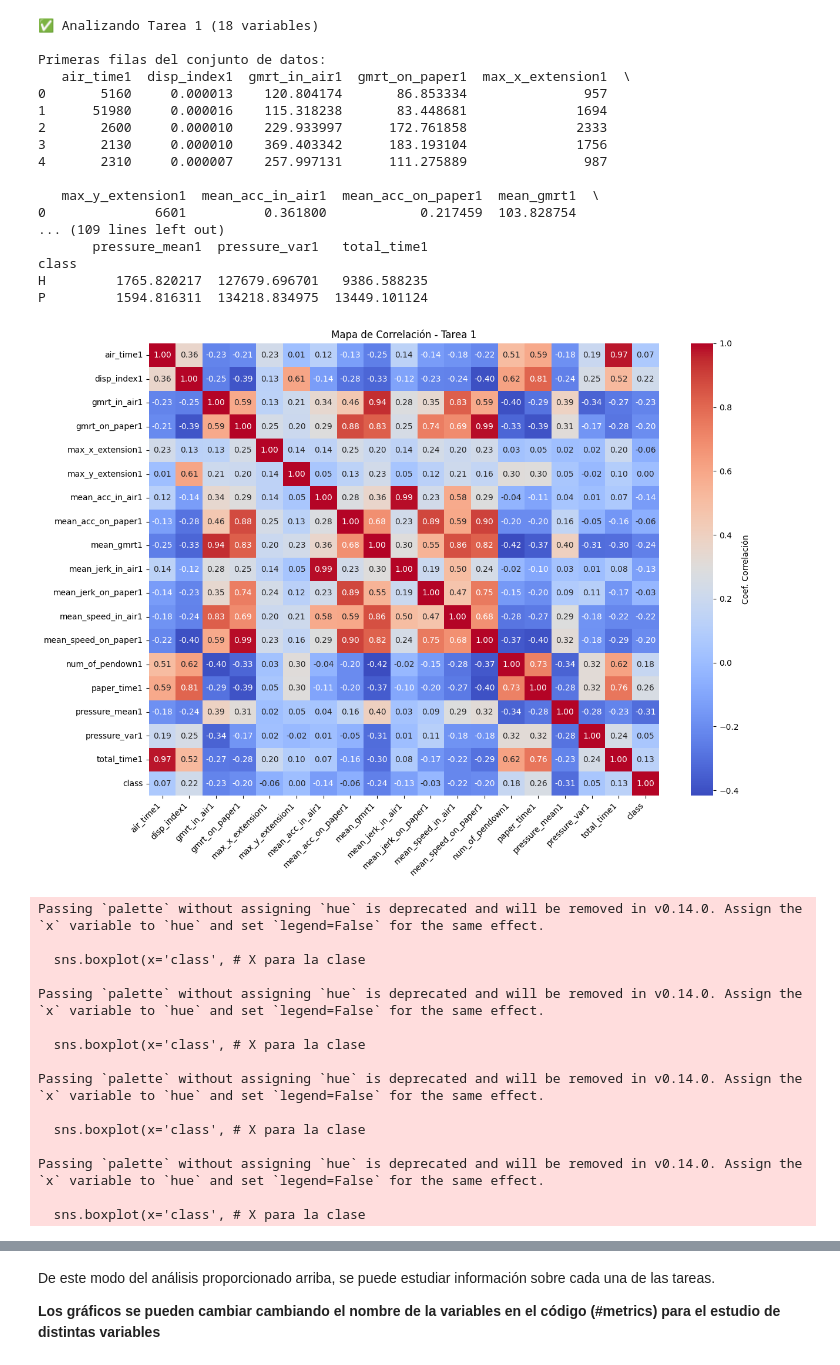
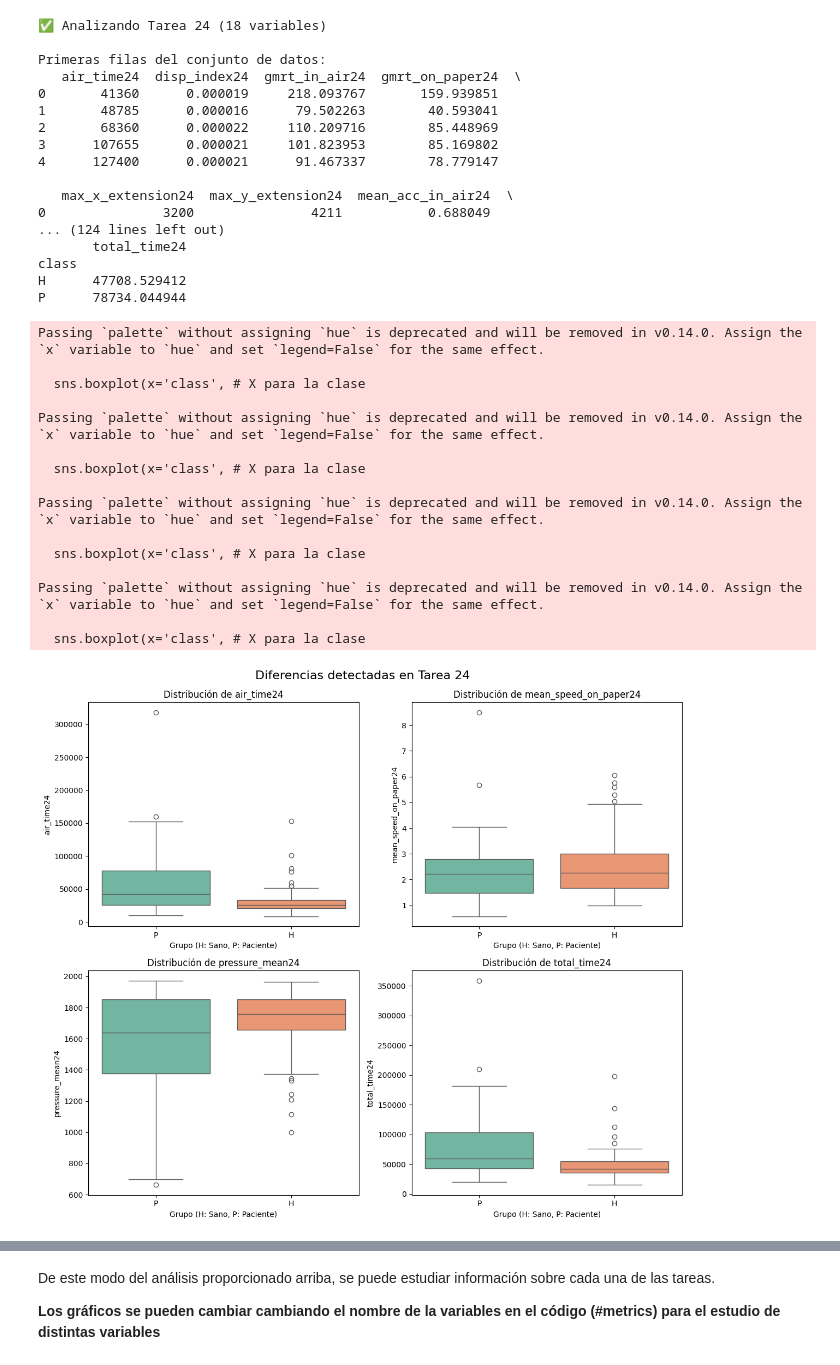
Before and after one commit to joserdeg/pruebas_tfm, a Jupyter notebook: darwin/darwin_exp1.ipynb, the cells around one changed output, grey strips where cells are left out. Saved outputs shown, nothing was run; the diff lists cells and outputs as text; code cells hidden in the pictures.

```diff
--- a/darwin/darwin_exp1.ipynb
+++ b/darwin/darwin_exp1.ipynb
@@ -71,7 +71,7 @@ def analizar_tarea(df, num_tarea): # función analizar_tarea
     print("\Media de valores para pacinetes (P) vs sanos (H) en lsa variables:")
     print(df_tarea.groupby('class').mean(numeric_only=True)) # media de valores en vars para P y H
 
-
+    """""
     # --- Heatmap de Correlaciones ---
     plt.figure(figsize=(14, 10)) # tamaño
     df_corr = df_tarea.copy() # se copia df_tarea
@@ -89,9 +89,9 @@ def analizar_tarea(df, num_tarea): # función analizar_tarea
     plt.title(f'Mapa de Correlación - Tarea {num_tarea}') # título
     plt.xticks(rotation=45, ha='right') # Rotación etiquetas y alineación a la dcha
     plt.show() # se muestra el gráfico
+    """
 
-    # --- Boxplots de variables clave ---
-
+    # Boxplots de variables clave
     # Se definen las métricas que se quieren estudiar en esta sección
     metrics = ['air_time', 'pressure_mean', 'mean_speed_on_paper', 'total_time']
     #metrics = ['air_time', 'pressure_mean', 'mean_acc_in_air', 'total_time']
@@ -111,60 +111,60 @@ def analizar_tarea(df, num_tarea): # función analizar_tarea
         for i, var in enumerate(variables_interes):
 
             # boxplot
             sns.boxplot(x='class', # X para la clase
                         y=var, # Y para la variable
                         data=df_tarea, # df
                         ax=axes[i], # subgráfico donde se dibuja
                         palette='Set2') # colores
 
             axes[i].set_title(f'Distribución de {var}') # título según variable
 
             axes[i].set_xlabel('Grupo (H: Sano, P: Paciente)') # etiqueta eje X
 
         plt.tight_layout() # ajuste del espacio entre subgráficos
         plt.suptitle(f'Diferencias detectadas en Tarea {num_tarea}', # título general
                      fontsize=16, # tamaño
                      y=1.02) # se desplaza hacia arriba
 
         plt.show() # se muestran los gráficos
 
     # Si no se encuentran las variables se imprime un mensaje
     else:
         print("No se encontraron las variables específicas para los boxplots.")
 
 # --- EJECUCIÓN ---
-analizar_tarea(df, 1)
+analizar_tarea(df, 24)
 # %% [output]
-✅ Analizando Tarea 1 (18 variables)
+✅ Analizando Tarea 24 (18 variables)
 
 Primeras filas del conjunto de datos:
-   air_time1  disp_index1  gmrt_in_air1  gmrt_on_paper1  max_x_extension1  \
-0       5160     0.000013    120.804174       86.853334               957
-1      51980     0.000016    115.318238       83.448681              1694
-2       2600     0.000010    229.933997      172.761858              2333
-3       2130     0.000010    369.403342      183.193104              1756
-4       2310     0.000007    257.997131      111.275889               987
+   air_time24  disp_index24  gmrt_in_air24  gmrt_on_paper24  \
+0       41360      0.000019     218.093767       159.939851
+1       48785      0.000016      79.502263        40.593041
+2       68360      0.000022     110.209716        85.448969
+3      107655      0.000021     101.823953        85.169802
+4      127400      0.000021      91.467337        78.779147
 
-   max_y_extension1  mean_acc_in_air1  mean_acc_on_paper1  mean_gmrt1  \
-0              6601          0.361800            0.217459  103.828754
-... (109 lines left out)
-       pressure_mean1  pressure_var1   total_time1
+   max_x_extension24  max_y_extension24  mean_acc_in_air24  \
+0               3200               4211           0.688049
+... (124 lines left out)
+       total_time24
 class
-H         1765.820217  127679.696701   9386.588235
-P         1594.816311  134218.834975  13449.101124
+H      47708.529412
+P      78734.044944
+Passing `palette` without assigning `hue` is deprecated and will be removed in v0.14.0. Assign the `x` variable to `hue` and set `legend=False` for the same effect.
+
+  sns.boxplot(x='class', # X para la clase
+
+Passing `palette` without assigning `hue` is deprecated and will be removed in v0.14.0. Assign the `x` variable to `hue` and set `legend=False` for the same effect.
+
+  sns.boxplot(x='class', # X para la clase
+
+Passing `palette` without assigning `hue` is deprecated and will be removed in v0.14.0. Assign the `x` variable to `hue` and set `legend=False` for the same effect.
+
+  sns.boxplot(x='class', # X para la clase
+
+Passing `palette` without assigning `hue` is deprecated and will be removed in v0.14.0. Assign the `x` variable to `hue` and set `legend=False` for the same effect.
+
+  sns.boxplot(x='class', # X para la clase
-[figure, old version]
+[figure, new version]
-Passing `palette` without assigning `hue` is deprecated and will be removed in v0.14.0. Assign the `x` variable to `hue` and set `legend=False` for the same effect.
-
-  sns.boxplot(x='class', # X para la clase
-
-Passing `palette` without assigning `hue` is deprecated and will be removed in v0.14.0. Assign the `x` variable to `hue` and set `legend=False` for the same effect.
-
-  sns.boxplot(x='class', # X para la clase
-
-Passing `palette` without assigning `hue` is deprecated and will be removed in v0.14.0. Assign the `x` variable to `hue` and set `legend=False` for the same effect.
-
-  sns.boxplot(x='class', # X para la clase
-
-Passing `palette` without assigning `hue` is deprecated and will be removed in v0.14.0. Assign the `x` variable to `hue` and set `legend=False` for the same effect.
-
-  sns.boxplot(x='class', # X para la clase
```
Also changed, not shown: parts of 5 cells of this notebook, 3 other files.
